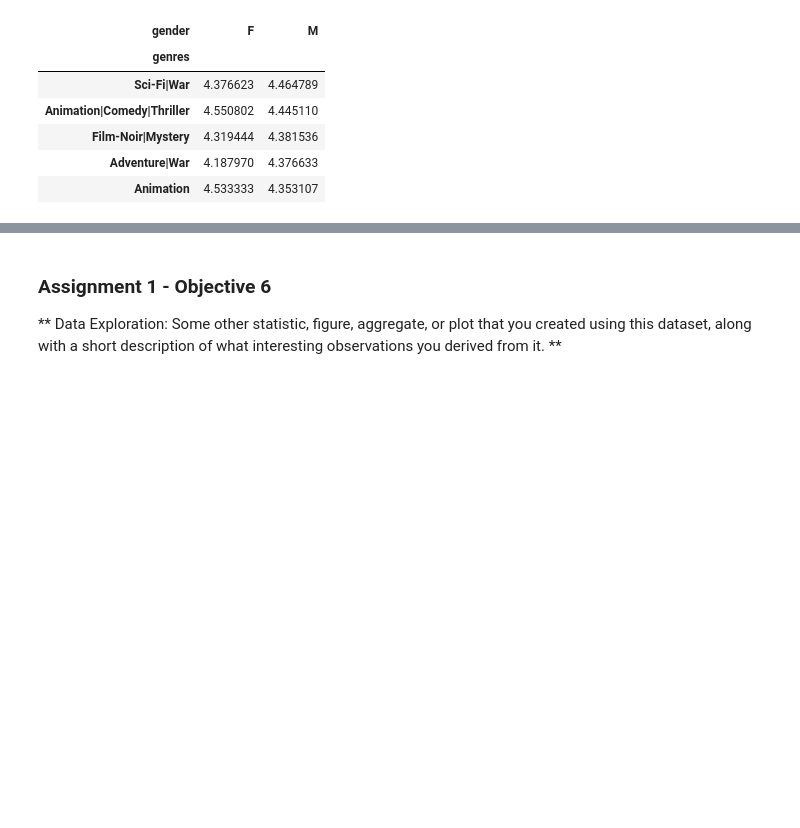
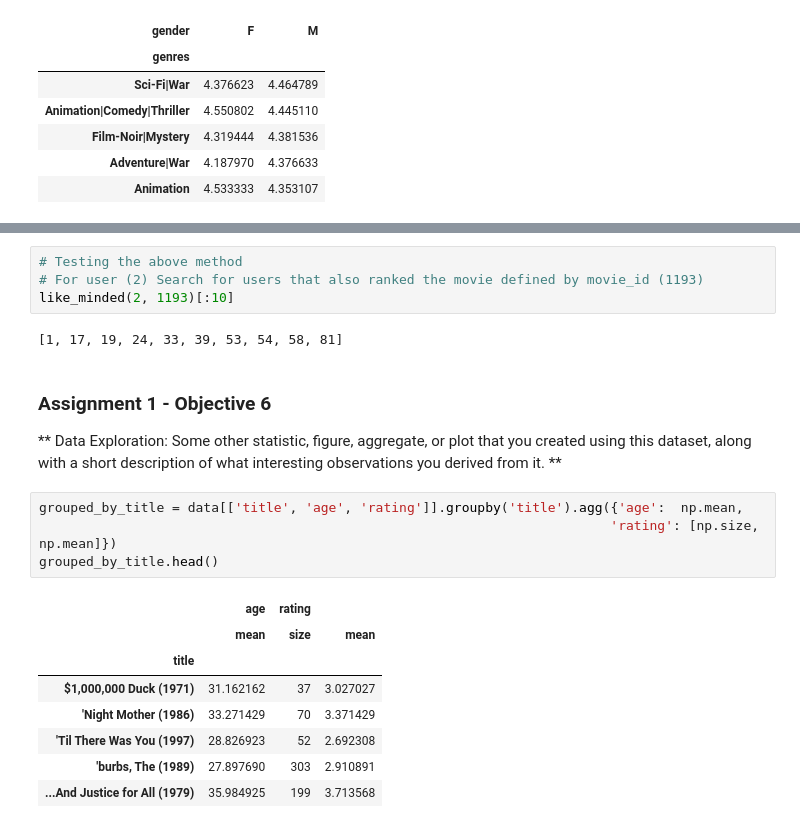
Before and after one commit to david-agumya/CS6220-Data-Mining, a Jupyter notebook: Assignment1.ipynb, the cells around one changed output, grey strips where cells are left out. Cells and saved outputs as stored; diff of their text form; blank space fills up the shorter version.

```diff
--- a/Assignment1.ipynb
+++ b/Assignment1.ipynb
@@ -147,4 +297,23 @@ other users that rated the movie identified by the provided movie id with the sa
+# %%
+# Testing the above method
+# For user (2) Search for users that also ranked the movie defined by movie_id (1193)
+like_minded(2, 1193)[:10]
+# %% [output]
+[1, 17, 19, 24, 33, 39, 53, 54, 58, 81]
 # %% [markdown]
 ### Assignment 1 - Objective 6
 ** Data Exploration: Some other statistic, figure, aggregate, or plot that you created using this dataset,
 along with a short description of what interesting observations you derived from it. **
+# %%
+grouped_by_title = data[['title', 'age', 'rating']].groupby('title').agg({'age':  np.mean,
+                                                                         'rating': [np.size, np.mean]})
+grouped_by_title.head()
+# %% [output]
+|  | age | rating |  |
+|  | mean | size | mean |
+| title |  |  |  |
+| $1,000,000 Duck (1971) | 31.162162 | 37 | 3.027027 |
+| 'Night Mother (1986) | 33.271429 | 70 | 3.371429 |
+| 'Til There Was You (1997) | 28.826923 | 52 | 2.692308 |
+| 'burbs, The (1989) | 27.897690 | 303 | 2.910891 |
+| ...And Justice for All (1979) | 35.984925 | 199 | 3.713568 |
```
Also changed, not shown: parts of 25 cells of this notebook.
